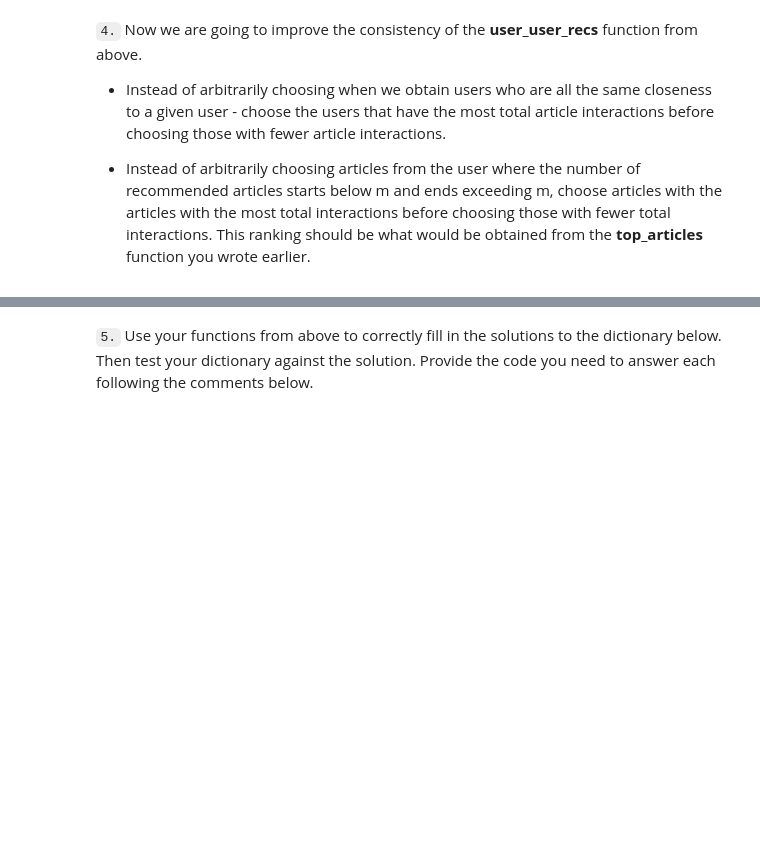
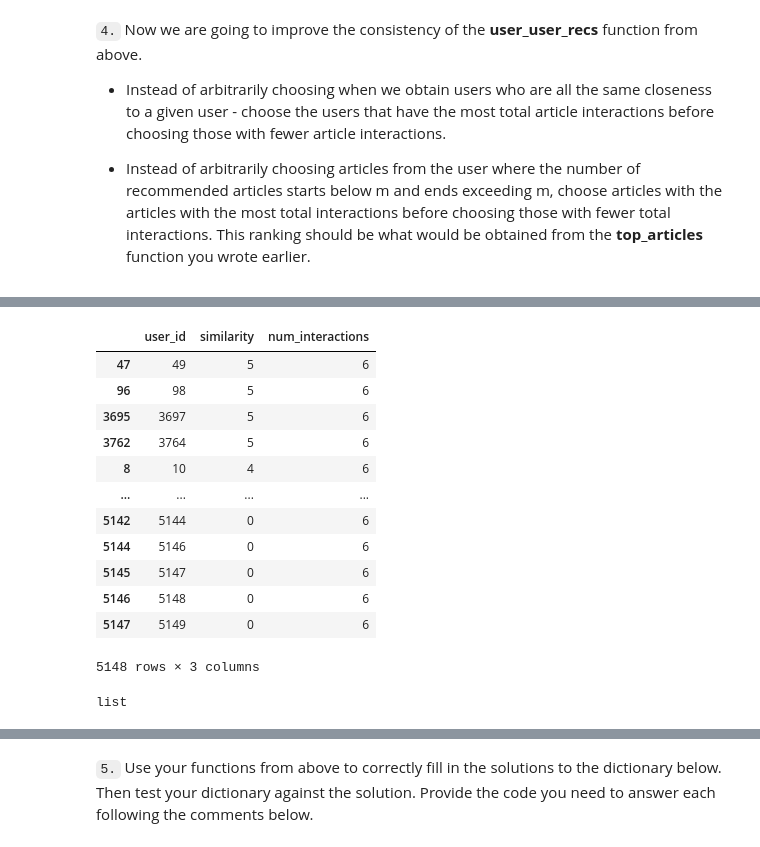
Before and after one commit to ronald-leung/Udacity-Exercises, a Jupyter notebook: DataScienceNanoDegree/Project3/Recommendations_with_IBM.ipynb, the cells around one changed output, grey strips where cells are left out. Saved outputs shown, nothing was run; the diff lists cells and outputs as text; code cells hidden in the pictures; blank space fills up the shorter version.

Commit message:
Completed top sorted user function

```diff
--- a/DataScienceNanoDegree/Project3/Recommendations_with_IBM.ipynb
+++ b/DataScienceNanoDegree/Project3/Recommendations_with_IBM.ipynb
@@ -851,3 +899,19 @@ If this is all you see, you passed all of our tests!  Nice job!
+# %%
+get_top_sorted_users(2, df, user_item)
+# %% [output]
+|  | user_id | similarity | num_interactions |
+| 47 | 49 | 5 | 6 |
+| 96 | 98 | 5 | 6 |
+| 3695 | 3697 | 5 | 6 |
+| 3762 | 3764 | 5 | 6 |
+| 8 | 10 | 4 | 6 |
+| ... | ... | ... | ... |
+| 5142 | 5144 | 0 | 6 |
+| 5144 | 5146 | 0 | 6 |
+| 5145 | 5147 | 0 | 6 |
+| 5146 | 5148 | 0 | 6 |
+| 5147 | 5149 | 0 | 6 |
+5148 rows × 3 columns
 # %%
 def get_top_sorted_users(user_id, df=df, user_item=user_item):
     '''
@@ -902,3 +1003,7 @@ def user_user_recs_part2(user_id, m=10):
+# %%
+type(my_articles_id)
+# %% [output]
+list
 # %%
 # Quick spot check - don't change this code - just use it to test your functions
 rec_ids, rec_names = user_user_recs_part2(20, 10)
```
Also changed, not shown: parts of 15 cells of this notebook.
